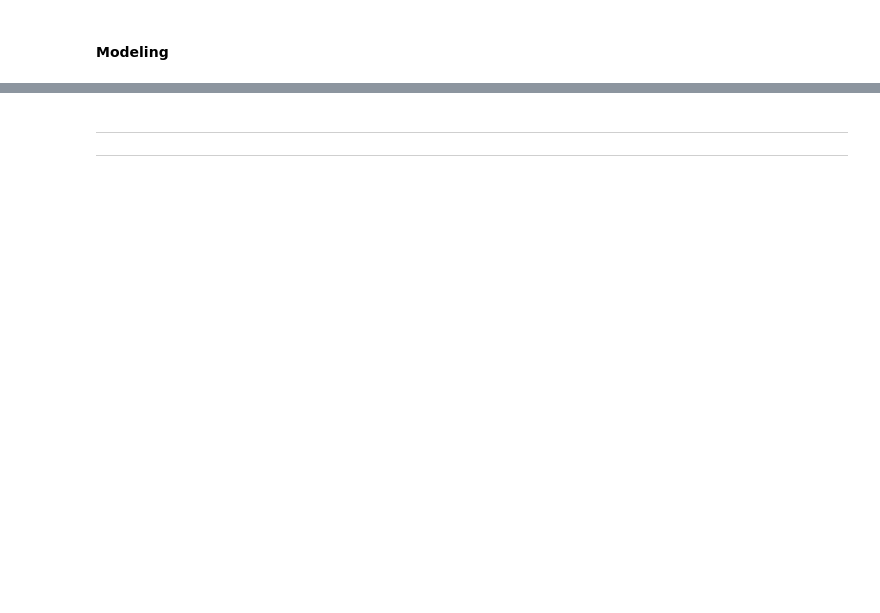
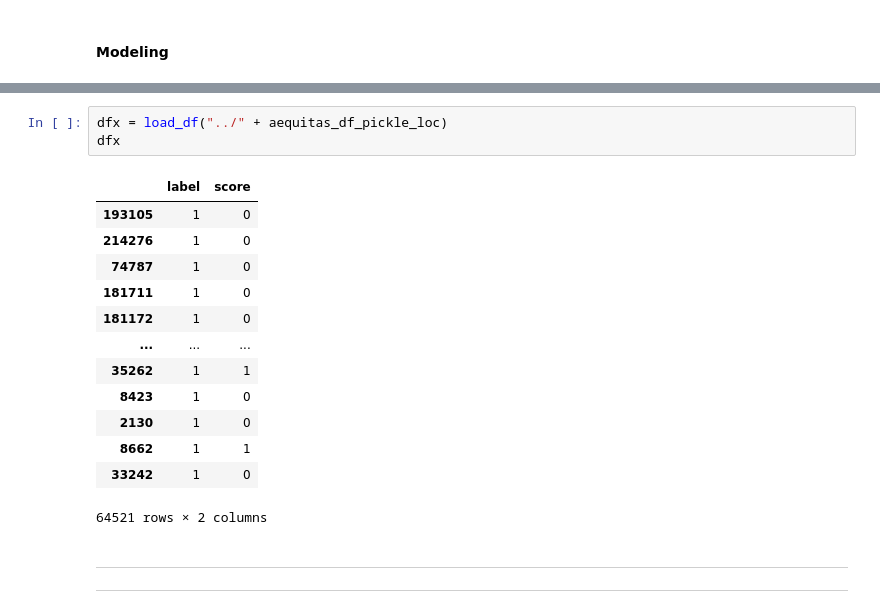
Before and after one commit to santibatte/dpa_2021, a Jupyter notebook: notebooks/EDA.ipynb, the cells around one changed output, grey strips where cells are left out. Cells and saved outputs as stored; diff of their text form; blank space fills up the shorter version.

```diff
--- a/notebooks/EDA.ipynb
+++ b/notebooks/EDA.ipynb
@@ -550,3 +530,20 @@ Name: label, Length: 215067, dtype: int64
+# %%
+dfx = load_df("../" + aequitas_df_pickle_loc)
+dfx
+# %% [output]
+|  | label | score |
+| 193105 | 1 | 0 |
+| 214276 | 1 | 0 |
+| 74787 | 1 | 0 |
+| 181711 | 1 | 0 |
+| 181172 | 1 | 0 |
+| ... | ... | ... |
+| 35262 | 1 | 1 |
+| 8423 | 1 | 0 |
+| 2130 | 1 | 0 |
+| 8662 | 1 | 1 |
+| 33242 | 1 | 0 |
+64521 rows × 2 columns
 # %% [markdown]
 ---
 ---
```
Also changed, not shown: parts of 7 cells of this notebook.
